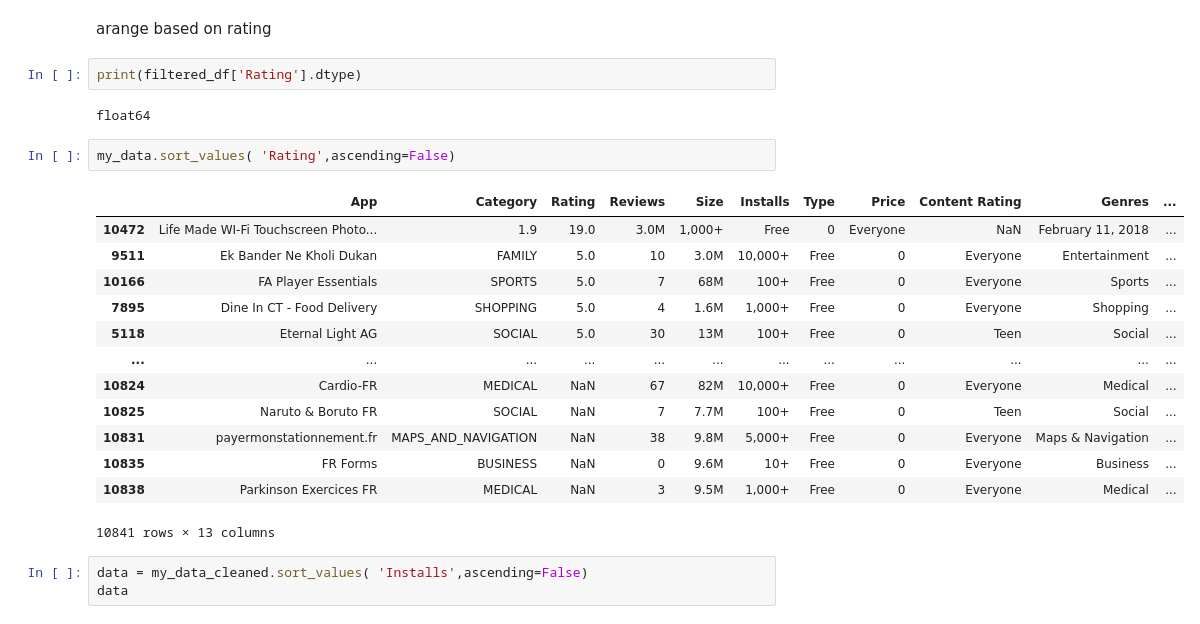
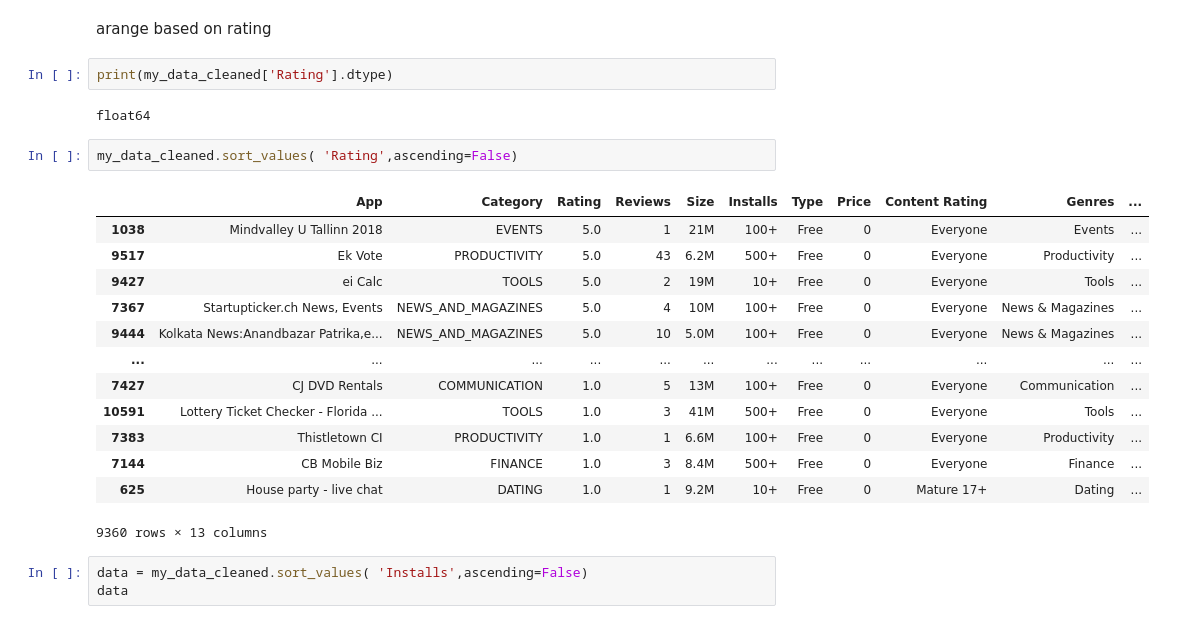
Before and after one commit to javanala/machine-learning, a Jupyter notebook: ml-course-projects/Mini Project1-EDA-DataPreprocessing-Visualization/Mini Project 1.ipynb, the cells around one changed output. Drawn from its saved outputs; the diff is of its cells as text.

```diff
--- a/ml-course-projects/Mini Project1-EDA-DataPreprocessing-Visualization/Mini Project 1.ipynb
+++ b/ml-course-projects/Mini Project1-EDA-DataPreprocessing-Visualization/Mini Project 1.ipynb
@@ -414,25 +389,25 @@ sns.displot(my_data, x="Rating",hue='Content Rating',height=20, kind="kde")
 # %% [markdown]
 arange based on rating
 # %%
-print(filtered_df['Rating'].dtype)
+print(my_data_cleaned['Rating'].dtype)
 # %% [output]
 float64
 # %%
-my_data.sort_values( 'Rating',ascending=False)
+my_data_cleaned.sort_values( 'Rating',ascending=False)
 # %% [output]
 |  | App | Category | Rating | Reviews | Size | Installs | Type | Price | Content Rating | Genres | ... |
-| 10472 | Life Made WI-Fi Touchscreen Photo... | 1.9 | 19.0 | 3.0M | 1,000+ | Free | 0 | Everyone | NaN | February 11, 2018 | ... |
-| 9511 | Ek Bander Ne Kholi Dukan | FAMILY | 5.0 | 10 | 3.0M | 10,000+ | Free | 0 | Everyone | Entertainment | ... |
-| 10166 | FA Player Essentials | SPORTS | 5.0 | 7 | 68M | 100+ | Free | 0 | Everyone | Sports | ... |
-| 7895 | Dine In CT - Food Delivery | SHOPPING | 5.0 | 4 | 1.6M | 1,000+ | Free | 0 | Everyone | Shopping | ... |
-| 5118 | Eternal Light AG | SOCIAL | 5.0 | 30 | 13M | 100+ | Free | 0 | Teen | Social | ... |
+| 1038 | Mindvalley U Tallinn 2018 | EVENTS | 5.0 | 1 | 21M | 100+ | Free | 0 | Everyone | Events | ... |
+| 9517 | Ek Vote | PRODUCTIVITY | 5.0 | 43 | 6.2M | 500+ | Free | 0 | Everyone | Productivity | ... |
+| 9427 | ei Calc | TOOLS | 5.0 | 2 | 19M | 10+ | Free | 0 | Everyone | Tools | ... |
+| 7367 | Startupticker.ch News, Events | NEWS_AND_MAGAZINES | 5.0 | 4 | 10M | 100+ | Free | 0 | Everyone | News & Magazines | ... |
+| 9444 | Kolkata News:Anandbazar Patrika,e... | NEWS_AND_MAGAZINES | 5.0 | 10 | 5.0M | 100+ | Free | 0 | Everyone | News & Magazines | ... |
 | ... | ... | ... | ... | ... | ... | ... | ... | ... | ... | ... | ... |
-| 10824 | Cardio-FR | MEDICAL | NaN | 67 | 82M | 10,000+ | Free | 0 | Everyone | Medical | ... |
-| 10825 | Naruto & Boruto FR | SOCIAL | NaN | 7 | 7.7M | 100+ | Free | 0 | Teen | Social | ... |
-| 10831 | payermonstationnement.fr | MAPS_AND_NAVIGATION | NaN | 38 | 9.8M | 5,000+ | Free | 0 | Everyone | Maps & Navigation | ... |
-| 10835 | FR Forms | BUSINESS | NaN | 0 | 9.6M | 10+ | Free | 0 | Everyone | Business | ... |
-| 10838 | Parkinson Exercices FR | MEDICAL | NaN | 3 | 9.5M | 1,000+ | Free | 0 | Everyone | Medical | ... |
+| 7427 | CJ DVD Rentals | COMMUNICATION | 1.0 | 5 | 13M | 100+ | Free | 0 | Everyone | Communication | ... |
+| 10591 | Lottery Ticket Checker - Florida ... | TOOLS | 1.0 | 3 | 41M | 500+ | Free | 0 | Everyone | Tools | ... |
+| 7383 | Thistletown CI | PRODUCTIVITY | 1.0 | 1 | 6.6M | 100+ | Free | 0 | Everyone | Productivity | ... |
+| 7144 | CB Mobile Biz | FINANCE | 1.0 | 3 | 8.4M | 500+ | Free | 0 | Everyone | Finance | ... |
+| 625 | House party - live chat | DATING | 1.0 | 1 | 9.2M | 10+ | Free | 0 | Mature 17+ | Dating | ... |
-10841 rows × 13 columns
+9360 rows × 13 columns
 # %%
 data = my_data_cleaned.sort_values( 'Installs',ascending=False)
 data
```
Also changed, not shown: parts of 12 cells of this notebook.
